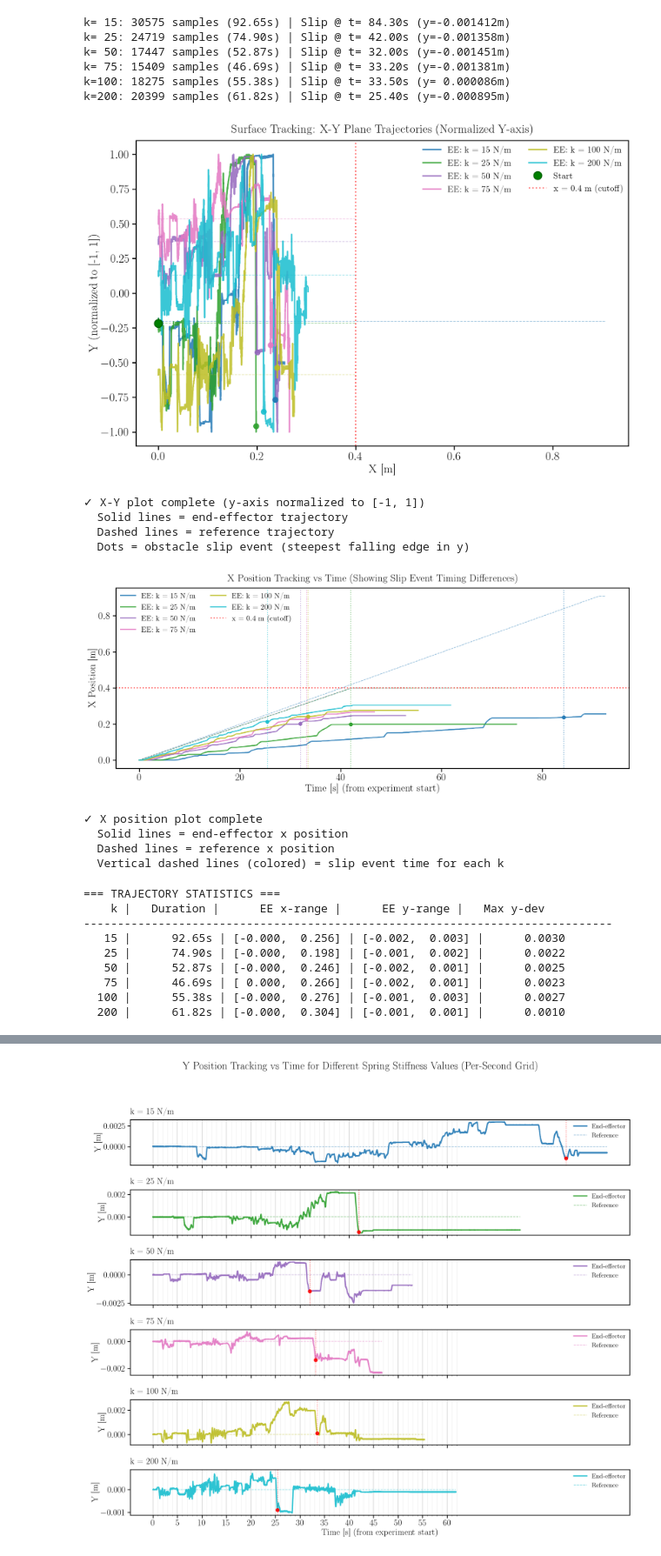
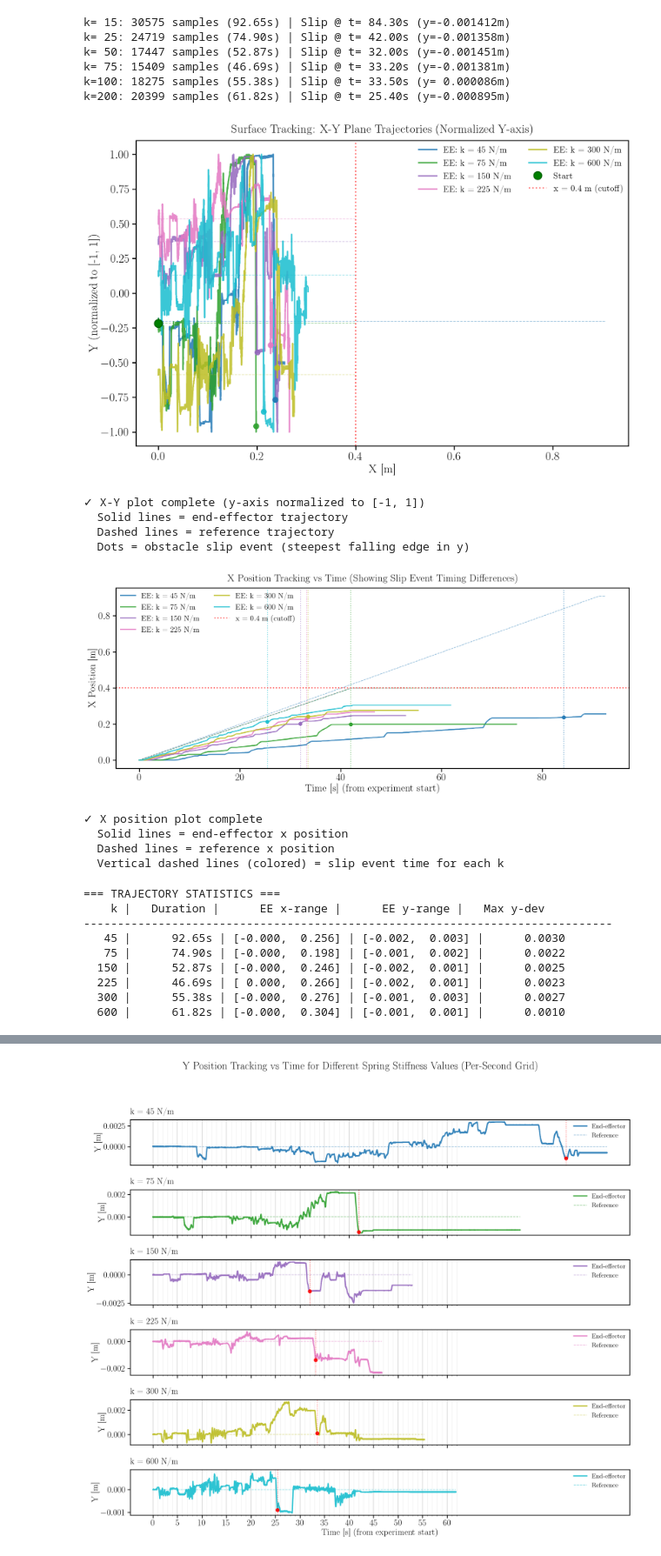
Before and after one commit to CREATE-Lab-EPFL/SoftVMC, a Jupyter notebook: ContactAndShaping/plot_surface_tracking.ipynb, the cells around one changed output, grey strips where cells are left out. Shown at 87% size. Drawn from its saved outputs; the diff is of its cells as text; code cells hidden in the pictures.

```diff
--- a/ContactAndShaping/plot_surface_tracking.ipynb
+++ b/ContactAndShaping/plot_surface_tracking.ipynb
@@ -149,41 +149,41 @@ for k in sorted(trajectories.keys()):
     # End-effector trajectory (solid)
     ax.plot(ee_xy_norm[:, 0], ee_xy_norm[:, 1],
             color=color_map[k], linewidth=2.2, alpha=0.85,
-            label=f'EE: k = {k} N/m')
+            label=f'EE: k = {k*3} N/m')
 
     # Reference trajectory (dashed, lighter)
     ax.plot(ref_xy_norm[:, 0], ref_xy_norm[:, 1],
             '--', color=color_map[k], linewidth=1.0, alpha=0.4)
 
     # Mark slip event
     if slip_idx < len(ee_xy_norm):
         ax.plot(ee_xy_norm[slip_idx, 0], ee_xy_norm[slip_idx, 1],
                 'o', color=color_map[k], markersize=8, alpha=0.9, zorder=4)
 
 # Start point
 start_ee = trajectories[25]['ee_xy_norm'][0]
 ax.plot(start_ee[0], start_ee[1], 'go', markersize=12, label='Start', zorder=5, markeredgewidth=1.5, markeredgecolor='darkgreen')
 
 # Cutoff line at x = 0.4
 ax.axvline(x=0.4, color='red', linestyle=':', linewidth=2.0, alpha=0.6, label='x = 0.4 m (cutoff)')
 
 ax.set_xlabel('X [m]')
 ax.set_ylabel('Y (normalized to [-1, 1])')
 ax.set_title('Surface Tracking: X-Y Plane Trajectories (Normalized Y-axis)')
 ax.set_ylim(-1.1, 1.1)
 ax.legend(loc='best', framealpha=0.95, ncol=2)
 ax.grid(GRID)
 
 plt.tight_layout()
 plt.savefig(os.path.join('outputs', 'surface_tracking', 'xy_trajectory_comparison.pdf'))
 plt.show()
 
 print("\n✓ X-Y plot complete (y-axis normalized to [-1, 1])")
 print("  Solid lines = end-effector trajectory")
 print("  Dashed lines = reference trajectory")
 print("  Dots = obstacle slip event (steepest falling edge in y)")
 # %% [output]
-[figure, old version]
+[figure, new version]
 ✓ X-Y plot complete (y-axis normalized to [-1, 1])
   Solid lines = end-effector trajectory
   Dashed lines = reference trajectory
@@ -216,7 +216,7 @@ for k in sorted(trajectories.keys()):
     # End-effector x position (solid)
     ax.plot(t_rel, ee_x,
             color=color_map[k], linewidth=2.0, alpha=0.85,
-            label=f'EE: k = {k} N/m')
+            label=f'EE: k = {k*3} N/m')
 
     # Reference x position (dashed, same color but lighter)
     ax.plot(t_rel, ref_x,
@@ -247,7 +247,7 @@ print("  Solid lines = end-effector x position")
 print("  Dashed lines = reference x position")
 print("  Vertical dashed lines (colored) = slip event time for each k")
 # %% [output]
-[figure, old version]
+[figure, new version]
 ✓ X position plot complete
   Solid lines = end-effector x position
   Dashed lines = reference x position
@@ -270,7 +270,7 @@ for k in sorted(trajectories.keys()):
     y_error = np.abs(ee_xy[:, 1] - ref_xy[:, 1])
     max_y_dev = np.max(y_error)
 
-    print(f"{k:>5} | {traj['duration']:>10.2f}s | "
+    print(f"{k*3:>5} | {traj['duration']:>10.2f}s | "
           f"[{x_range[0]:>6.3f}, {x_range[1]:>6.3f}] | "
           f"[{y_range[0]:>6.3f}, {y_range[1]:>6.3f}] | "
           f"{max_y_dev:>11.4f}")
@@ -278,12 +278,12 @@ for k in sorted(trajectories.keys()):
 === TRAJECTORY STATISTICS ===
     k |   Duration |      EE x-range |      EE y-range |   Max y-dev
 ------------------------------------------------------------------------------
-   15 |      92.65s | [-0.000,  0.256] | [-0.002,  0.003] |      0.0030
-   25 |      74.90s | [-0.000,  0.198] | [-0.001,  0.002] |      0.0022
-   50 |      52.87s | [-0.000,  0.246] | [-0.002,  0.001] |      0.0025
-   75 |      46.69s | [ 0.000,  0.266] | [-0.002,  0.001] |      0.0023
-  100 |      55.38s | [-0.000,  0.276] | [-0.001,  0.003] |      0.0027
-  200 |      61.82s | [-0.000,  0.304] | [-0.001,  0.001] |      0.0010
+   45 |      92.65s | [-0.000,  0.256] | [-0.002,  0.003] |      0.0030
+   75 |      74.90s | [-0.000,  0.198] | [-0.001,  0.002] |      0.0022
+  150 |      52.87s | [-0.000,  0.246] | [-0.002,  0.001] |      0.0025
+  225 |      46.69s | [ 0.000,  0.266] | [-0.002,  0.001] |      0.0023
+  300 |      55.38s | [-0.000,  0.276] | [-0.001,  0.003] |      0.0027
+  600 |      61.82s | [-0.000,  0.304] | [-0.001,  0.001] |      0.0010
 # %%
 # ═══════════════════════════════════════════════════════════════════════════════
 # COMPARISON: k=25 vs k=200 (Soft vs Stiff)
```
Also changed, not shown: parts of 2 cells of this notebook, 28 other files.
